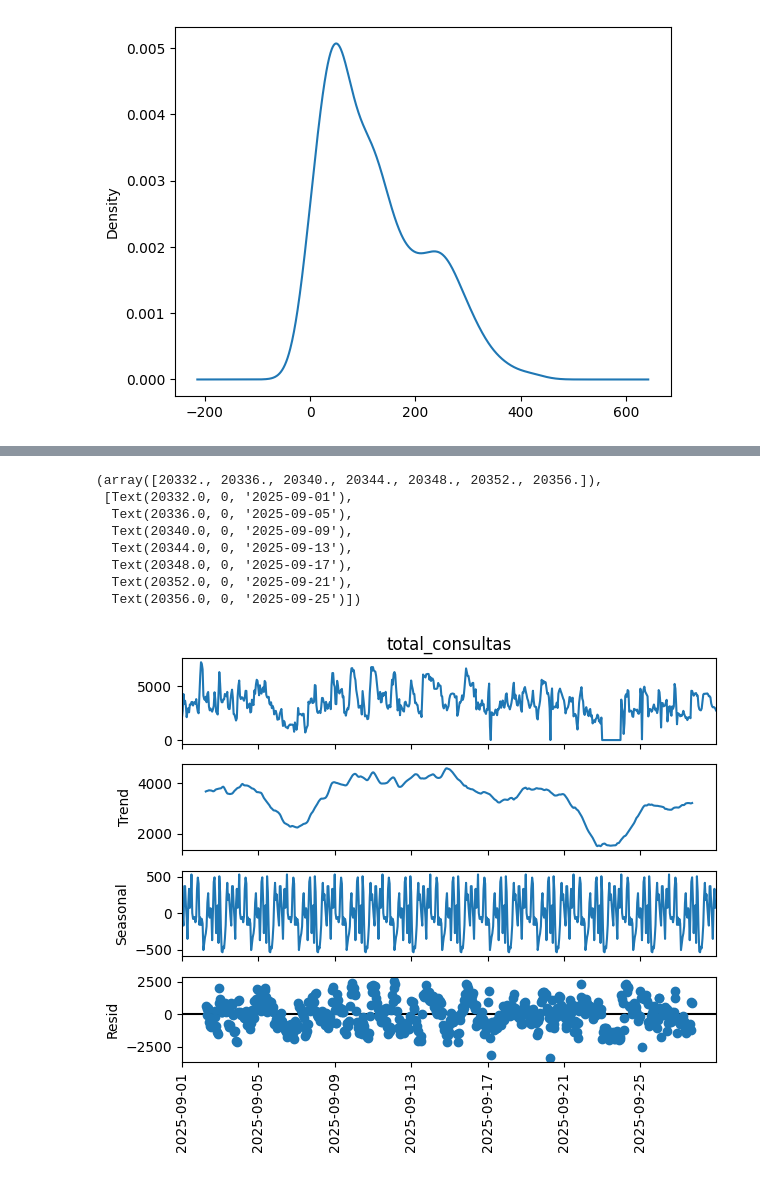
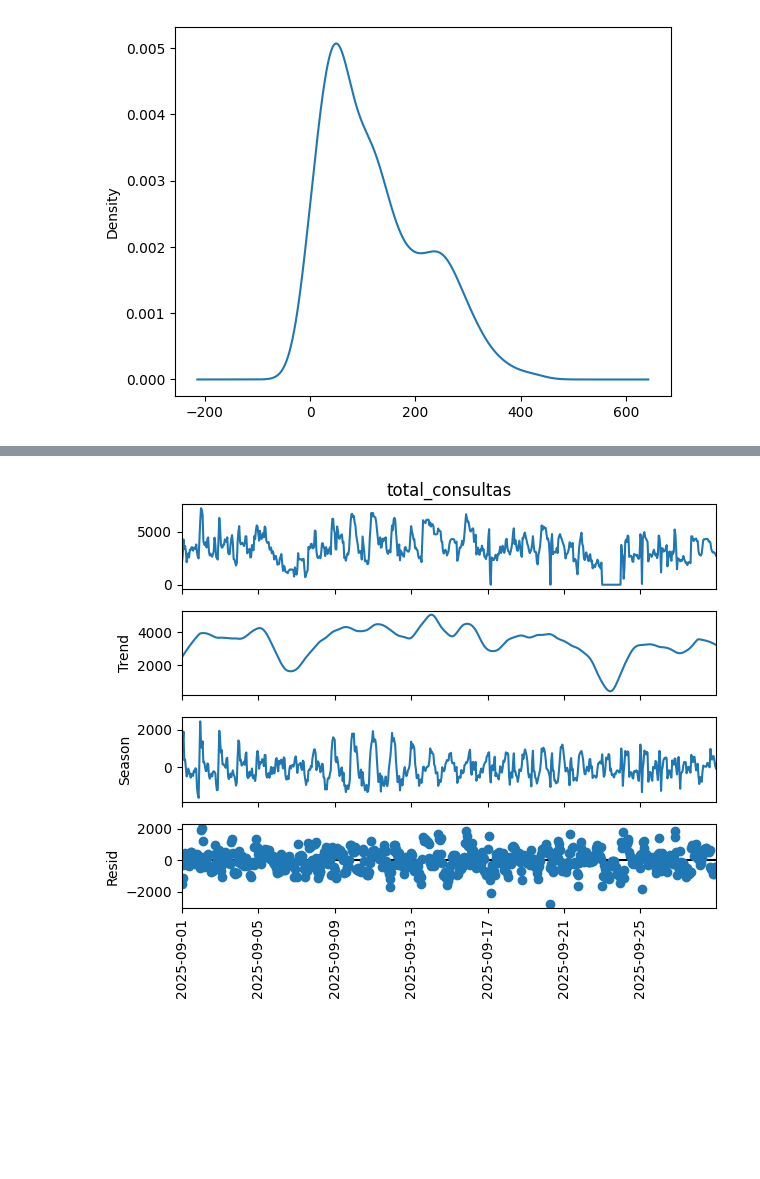
Before and after one commit to Fagner608/projeto_consultas, a Jupyter notebook: src/planejamento/conversao.ipynb, the cells around one changed output, grey strips where cells are left out. Cells and saved outputs as stored; diff of their text form; code cells hidden in the pictures; blank space fills up the shorter version.

```diff
--- a/src/planejamento/conversao.ipynb
+++ b/src/planejamento/conversao.ipynb
@@ -261,13 +241,8 @@ plt.xticks(rotation = 90)
 # %%
-consult_decompose.plot()
+stl = STL(teste['total_consultas'].dropna(), period=24)
+res = stl.fit()
+res.plot()
 plt.xticks(rotation = 90)
+plt.show()
 # %% [output]
-(array([20332., 20336., 20340., 20344., 20348., 20352., 20356.]),
- [Text(20332.0, 0, '2025-09-01'),
-  Text(20336.0, 0, '2025-09-05'),
-  Text(20340.0, 0, '2025-09-09'),
-  Text(20344.0, 0, '2025-09-13'),
-  Text(20348.0, 0, '2025-09-17'),
-  Text(20352.0, 0, '2025-09-21'),
-  Text(20356.0, 0, '2025-09-25')])
-[figure, old version]
+[figure, new version]
```
Also changed, not shown: parts of 31 cells of this notebook, 2 other files.
